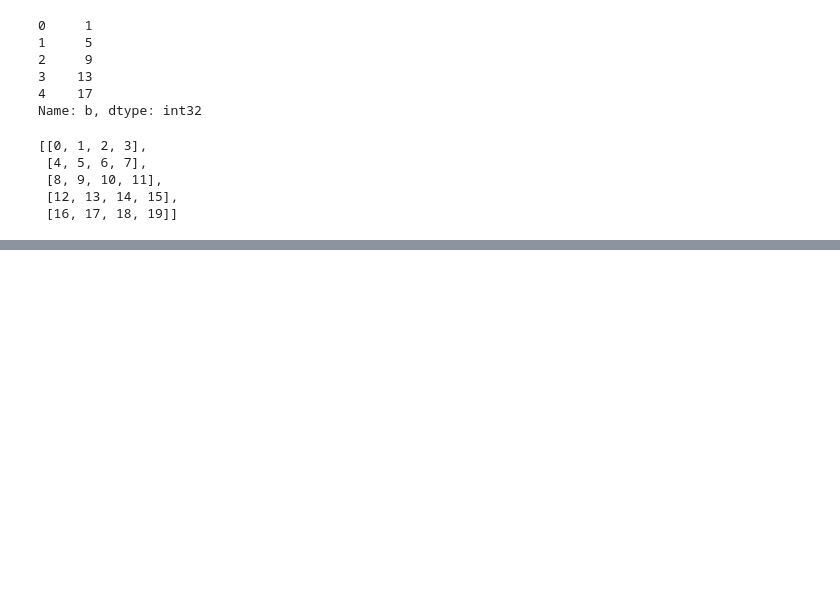
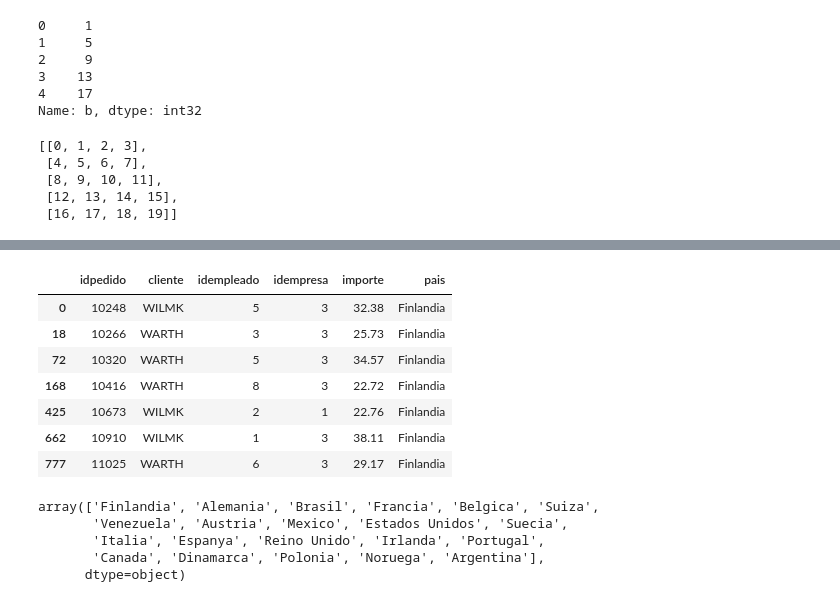
Before and after one commit to mcejudoo/CursoPythonAvanzado, a Jupyter notebook: codigo_ene_23/pruebas_pandas.ipynb, the cells around one changed output, grey strips where cells are left out. Saved outputs shown, nothing was run; the diff lists cells and outputs as text; code cells hidden in the pictures; blank space fills up the shorter version.

```diff
--- a/codigo_ene_23/pruebas_pandas.ipynb
+++ b/codigo_ene_23/pruebas_pandas.ipynb
@@ -200,0 +275,12 @@ L
+# %%
+dtFin = dt[(dt.pais == 'Finlandia') & (dt.importe >= 20.0) & (dt.importe <= 50.0)]
+dtFin
+# %% [output]
+|  | idpedido | cliente | idempleado | idempresa | importe | pais |
+| 0 | 10248 | WILMK | 5 | 3 | 32.38 | Finlandia |
+| 18 | 10266 | WARTH | 3 | 3 | 25.73 | Finlandia |
+| 72 | 10320 | WARTH | 5 | 3 | 34.57 | Finlandia |
+| 168 | 10416 | WARTH | 8 | 3 | 22.72 | Finlandia |
+| 425 | 10673 | WILMK | 2 | 1 | 22.76 | Finlandia |
+| 662 | 10910 | WILMK | 1 | 3 | 38.11 | Finlandia |
+| 777 | 11025 | WARTH | 6 | 3 | 29.17 | Finlandia |
@@ -200,0 +289,9 @@ L
+# %%
+L = dt.pais.unique()
+L
+# %% [output]
+array(['Finlandia', 'Alemania', 'Brasil', 'Francia', 'Belgica', 'Suiza',
+       'Venezuela', 'Austria', 'Mexico', 'Estados Unidos', 'Suecia',
+       'Italia', 'Espanya', 'Reino Unido', 'Irlanda', 'Portugal',
+       'Canada', 'Dinamarca', 'Polonia', 'Noruega', 'Argentina'],
+      dtype=object)
```
Also changed, not shown: parts of 7 cells of this notebook.
